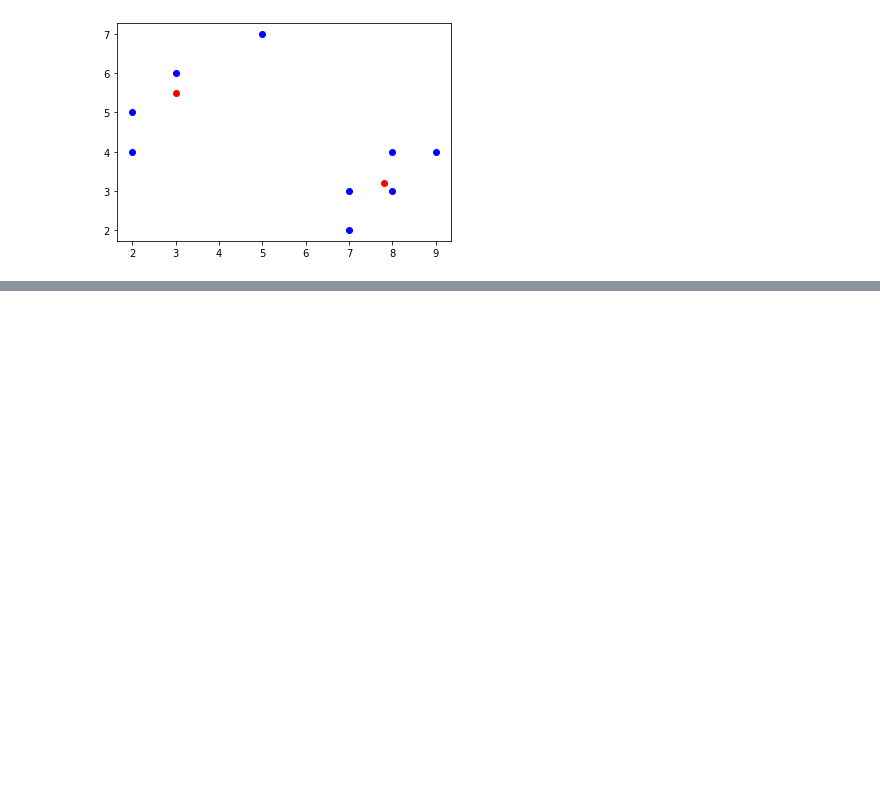
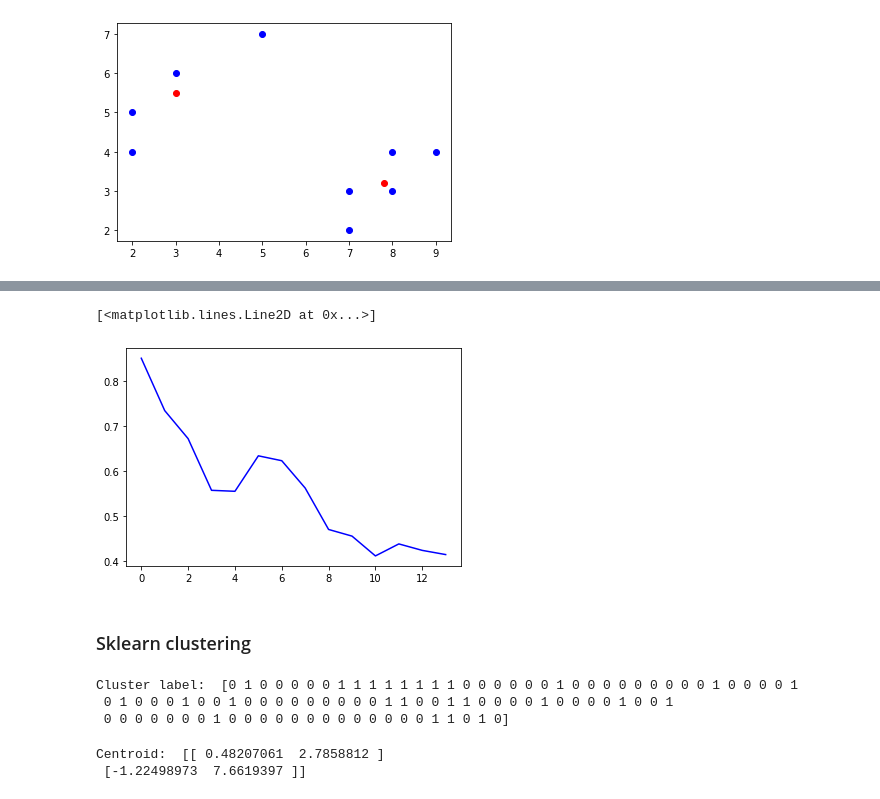
Before and after one commit to joannekim0420/Big-Data-Analysis, a Jupyter notebook: Machine Learning notes [FIN].ipynb, the cells around one changed output, grey strips where cells are left out. Cells and saved outputs as stored; diff of their text form; code cells hidden in the pictures; blank space fills up the shorter version.

```diff
--- a/Machine Learning notes [FIN].ipynb
+++ b/Machine Learning notes [FIN].ipynb
@@ -302,0 +448,6 @@ draw(x, centroids)
+# %%
+from pyspark.ml.feature import VectorAssembler
+
+#VectorAssembler 로 4개의 colum을 feature로 묶을 수 있음.
+va = VectorAssembler(inputCols=["sepal_length","speal_width","petal_length","petal_width"], outputCol="features")
+xxDf = va.transform(irisDf)
@@ -302,0 +483,6 @@ draw(x, centroids)
+# %%
+from pyspark.ml.clustering import KMeans
+
+kmeans = KMeans(k=2).setFeaturesCol('features').setPredictionCol("cluster")
+# %%
+model = kmeans.fit(xxDf)
@@ -302,0 +514,20 @@ draw(x, centroids)
+# %%
+from pyspark.ml.evaluation import ClusteringEvaluator
+
+silhouetteList = list()
+for i in range(2, 17):
+
+    # Trains a k-means model.
+    kmeans = KMeans().setK(i).setFeaturesCol("features")
+    model = kmeans.fit(xxDf)
+
+    # Evaluate clustering by computing Within Set Sum of Squared Errors
+    predictions = model.transform(xxDf)
+
+    # Evaluate clustering by computing Silhouette score
+    evaluator = ClusteringEvaluator().setMetricName("silhouette")
+    silhouette = evaluator.evaluate(predictions)
+
+    #silh_val.append(silhouette)
+    print("...{} Within Set Sum of Squared Errors {}".format(i, silhouette))
+    silhouetteList.append(silhouette)
@@ -302,0 +550,10 @@ draw(x, centroids)
+# %%
+%matplotlib inline
+import matplotlib.pyplot as plt
+
+plt.plot(np.arange(14), silhouetteList[0:14], color='blue')
+# %% [output]
+[<matplotlib.lines.Line2D at 0x...>]
+[figure, added]
+# %% [markdown]
+### Sklearn clustering
@@ -302,0 +566,11 @@ draw(x, centroids)
+# %%
+print ("Cluster label: ", kmeans.labels_)
+# %% [output]
+Cluster label:  [0 1 0 0 0 0 0 1 1 1 1 1 1 1 1 0 0 0 0 0 0 1 0 0 0 0 0 0 0 0 0 1 0 0 0 0 1
+ 0 1 0 0 0 1 0 0 1 0 0 0 0 0 0 0 0 0 1 1 0 0 1 1 0 0 0 0 1 0 0 0 0 1 0 0 1
+ 0 0 0 0 0 0 0 1 0 0 0 0 0 0 0 0 0 0 0 0 0 1 1 0 1 0]
+# %%
+print ("Centroid: ", kmeans.cluster_centers_)
+# %% [output]
+Centroid:  [[ 0.48207061  2.7858812 ]
+ [-1.22498973  7.6619397 ]]
```
Also changed, not shown: parts of 30 cells of this notebook.
